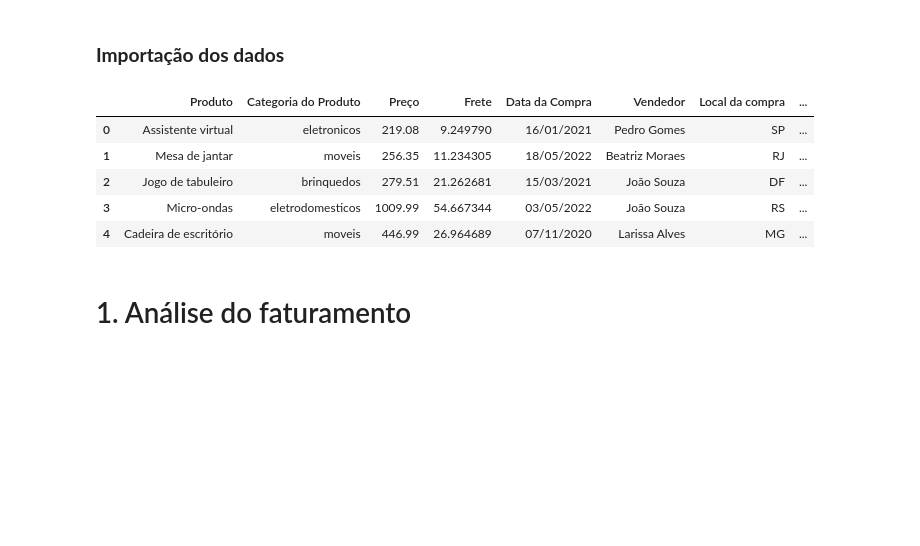
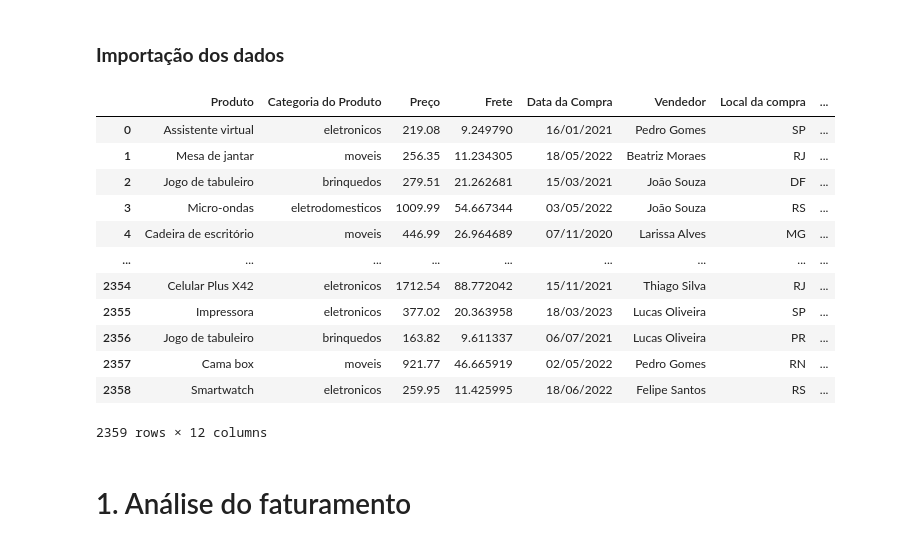
Before and after one commit to MGKpy/AluraStoreBR, a Jupyter notebook: AluraStoreBr.ipynb, the cells around one changed output. Cells and saved outputs as stored; diff of their text form; code cells hidden in the pictures; blank space fills up the shorter version.

```diff
--- a/AluraStoreBr.ipynb
+++ b/AluraStoreBr.ipynb
@@ -13,14 +15,21 @@ loja_2 = pd.DataFrame(loja_2)
 loja_3 = pd.DataFrame(loja_3)
 loja_4 = pd.DataFrame(loja_4)
 # %%
-loja_1.head()
+loja_1
 # %% [output]
 |  | Produto | Categoria do Produto | Preço | Frete | Data da Compra | Vendedor | Local da compra | ... |
 | 0 | Assistente virtual | eletronicos | 219.08 | 9.249790 | 16/01/2021 | Pedro Gomes | SP | ... |
 | 1 | Mesa de jantar | moveis | 256.35 | 11.234305 | 18/05/2022 | Beatriz Moraes | RJ | ... |
 | 2 | Jogo de tabuleiro | brinquedos | 279.51 | 21.262681 | 15/03/2021 | João Souza | DF | ... |
 | 3 | Micro-ondas | eletrodomesticos | 1009.99 | 54.667344 | 03/05/2022 | João Souza | RS | ... |
 | 4 | Cadeira de escritório | moveis | 446.99 | 26.964689 | 07/11/2020 | Larissa Alves | MG | ... |
+| ... | ... | ... | ... | ... | ... | ... | ... | ... |
+| 2354 | Celular Plus X42 | eletronicos | 1712.54 | 88.772042 | 15/11/2021 | Thiago Silva | RJ | ... |
+| 2355 | Impressora | eletronicos | 377.02 | 20.363958 | 18/03/2023 | Lucas Oliveira | SP | ... |
+| 2356 | Jogo de tabuleiro | brinquedos | 163.82 | 9.611337 | 06/07/2021 | Lucas Oliveira | PR | ... |
+| 2357 | Cama box | moveis | 921.77 | 46.665919 | 02/05/2022 | Pedro Gomes | RN | ... |
+| 2358 | Smartwatch | eletronicos | 259.95 | 11.425995 | 18/06/2022 | Felipe Santos | RS | ... |
+2359 rows × 12 columns
 # %% [markdown]
 # 1. Análise do faturamento
 # %%
```
Also changed, not shown: parts of 9 cells of this notebook.
